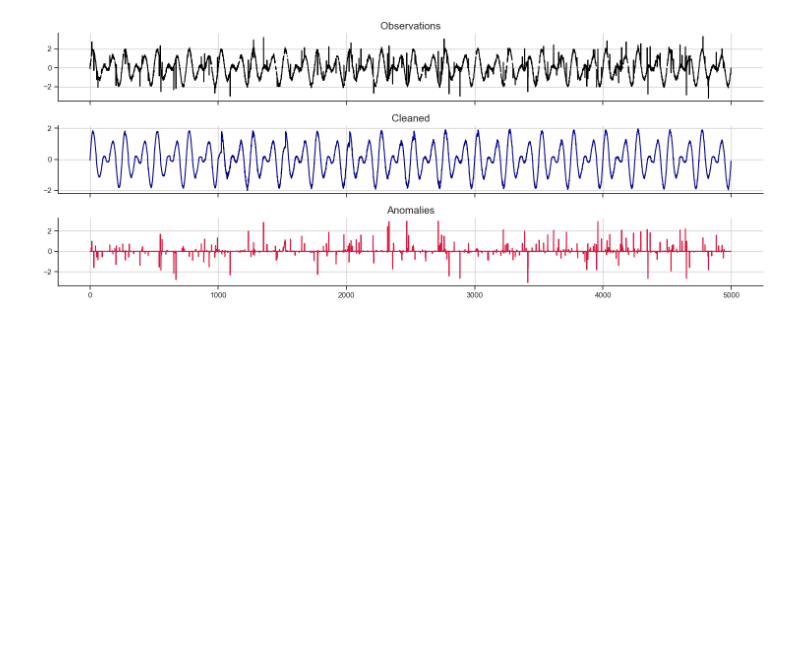
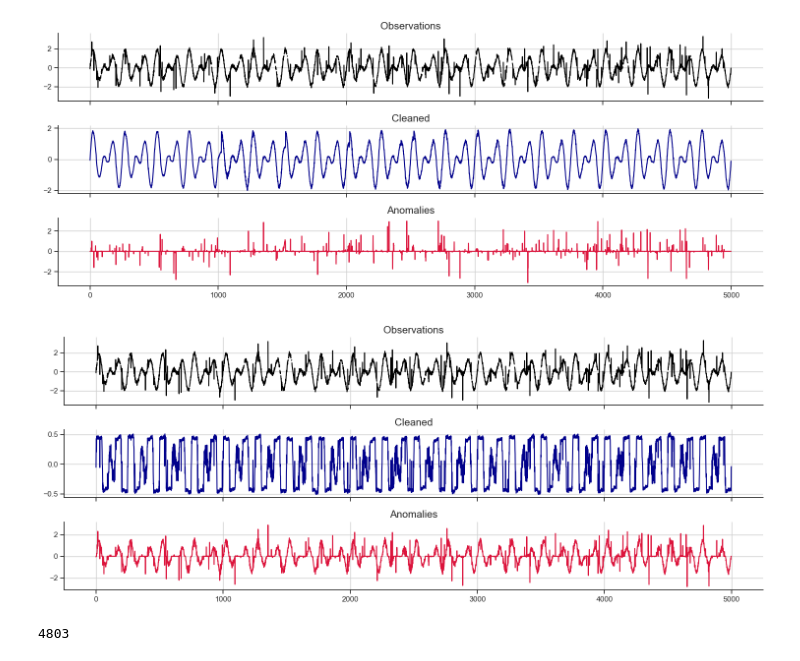
Before and after one commit to scikit-learn-contrib/qolmat, a Jupyter notebook: examples/1_timeSeries.ipynb, the cells around one changed output. Saved outputs shown, nothing was run; the diff lists cells and outputs as text; code cells hidden in the pictures; blank space fills up the shorter version.

Commit message:
rpca fixed

```diff
--- a/examples/1_timeSeries.ipynb
+++ b/examples/1_timeSeries.ipynb
@@ -103,7 +103,12 @@ plot.plot_signal([samples, X, A])
 (18, 20)
 [figure]
 # %%
-graph_rpca = GraphRPCA(n_rows=25, tau=1, lam=0.3, list_periods=[20], list_etas=[0.01],
-                       burnin=0.2, online_list_etas=[0.3], nwin=20)
-X, A = online_temp_rpca.fit_transform(X=samples)
+graph_rpca = GraphRPCA(n_rows=25, gamma1=1, gamma2=1, nbg1=5, nbg2=5)
+X, A, _ = graph_rpca.fit_transform(X=samples)
 plot.plot_signal([samples, X, A])
+# %% [output]
+[figure, added]
+# %%
+len(A)
+# %% [output]
+4803
```
Also changed, not shown: parts of 1 cell of this notebook, 2 other files.
